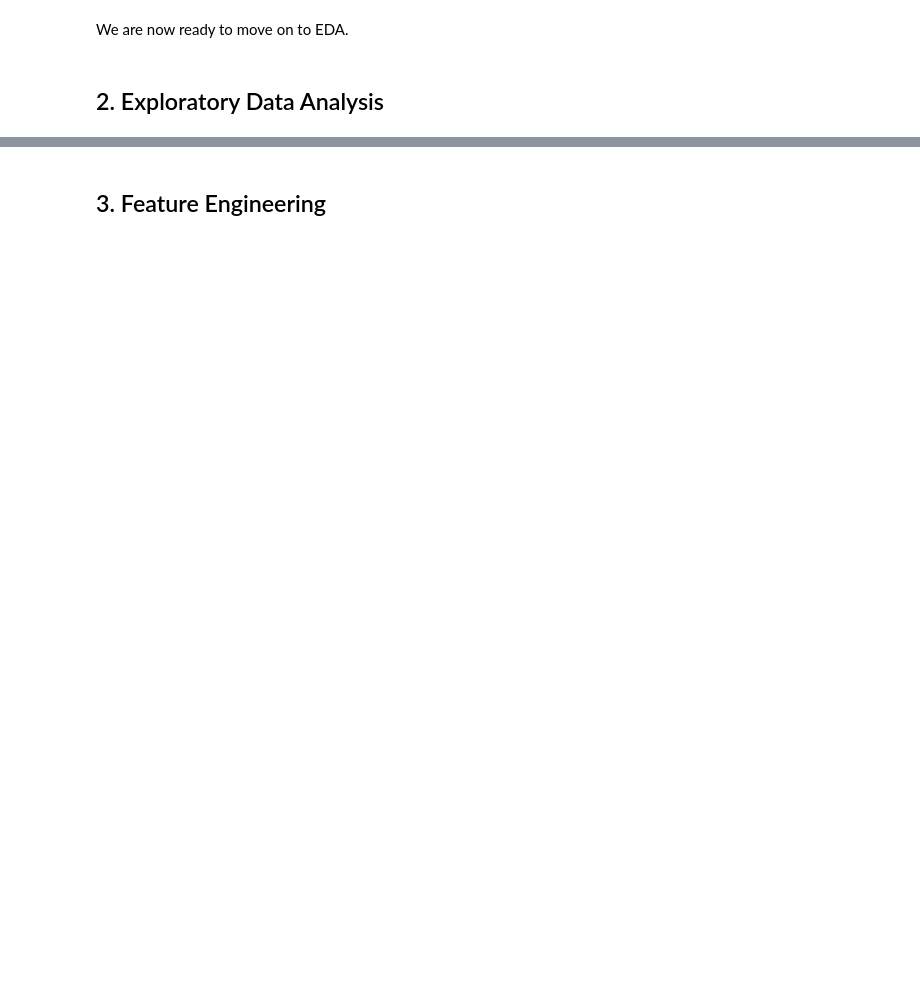
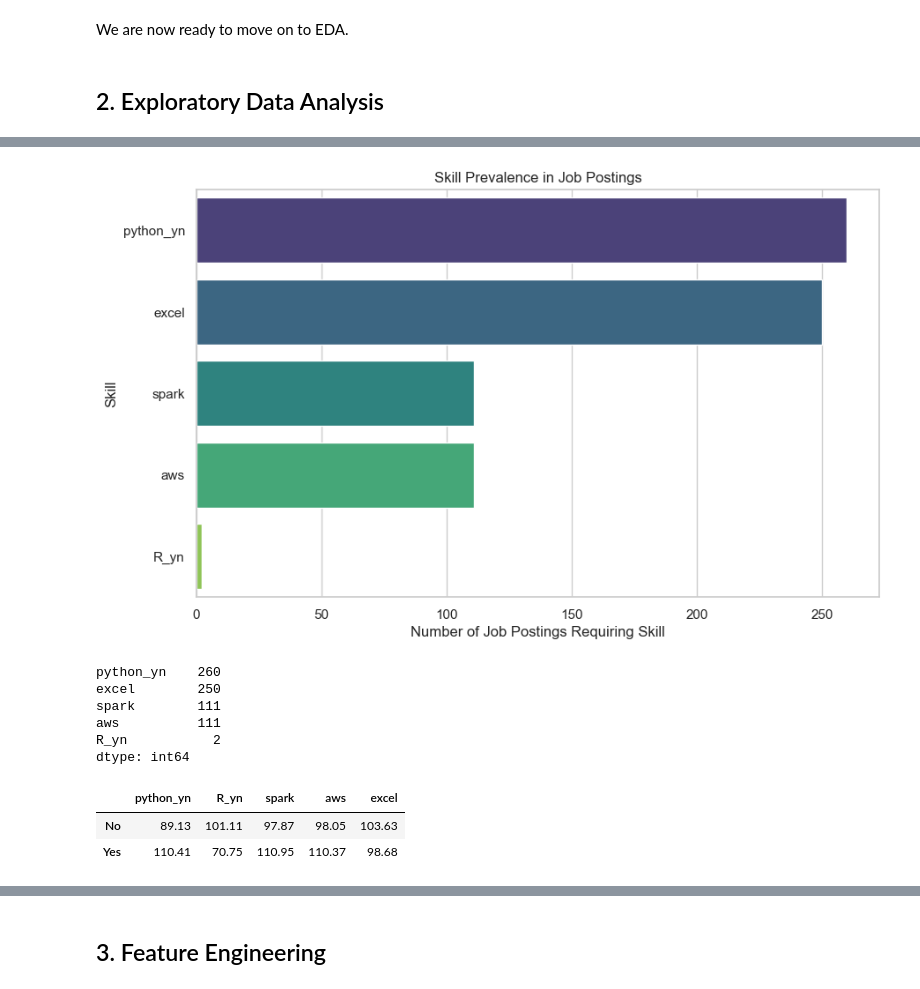
Before and after one commit to yassineerraji/Business-Data-Science-Project, a Jupyter notebook: notebook.ipynb, the cells around one changed output, grey strips where cells are left out. Drawn from its saved outputs; the diff is of its cells as text; code cells hidden in the pictures; blank space fills up the shorter version.

```diff
--- a/notebook.ipynb
+++ b/notebook.ipynb
@@ -443,0 +245,24 @@ if corr_cols:
+# %%
+# ===========================================================
+# Exploratory Data Analysis (EDA)
+# Goal:
+#   - Gain a clear overview of the dataset structure
+#   - Understand salary distribution and drivers
+#   - Explore categorical variables (industry, sector, state)
+#   - Analyze technical skill prevalence
+#   - Identify relationships between key features
+#   - Generate business-relevant insights to guide modeling
+# ===========================================================
+
+import matplotlib.pyplot as plt
+import seaborn as sns
+
+sns.set(style="whitegrid", palette="Set2")
+plt.rcParams["figure.figsize"] = (10, 6)
+
+# --------------------------------------------
+# 1. Quick structural overview of the dataset
+# --------------------------------------------
+print("Dataset shape:", df_clean.shape)
+df_clean.info()
+df_clean.describe(include=np.number).T
@@ -443,0 +404,45 @@ if corr_cols:
+# %%
+# =====================================================
+# 4. Prevalence of technical skills in job postings
+#    -> Helps understand requirements and market demand
+# =====================================================
+
+skill_cols = ["python_yn", "R_yn", "spark", "aws", "excel"]
+skill_sums = df_clean[skill_cols].sum().sort_values(ascending=False)
+
+plt.figure(figsize=(10, 6))
+sns.barplot(x=skill_sums.values, y=skill_sums.index, palette="viridis")
+plt.title("Skill Prevalence in Job Postings")
+plt.xlabel("Number of Job Postings Requiring Skill")
+plt.ylabel("Skill")
+plt.show()
+
+skill_sums
+# %% [output]
+[figure, added]
+python_yn    260
+excel        250
+spark        111
+aws          111
+R_yn           2
+dtype: int64
+# %%
+# =====================================================
+# 5. Salary premium analysis for each skill
+#    -> Quantifies how much each technical skill increases salary
+# =====================================================
+
+skill_premiums = {}
+for skill in skill_cols:
+    premium = (
+        df_clean.groupby(skill)["avg_salary"]
+        .mean()
+        .rename({0: "No", 1: "Yes"})
+    )
+    skill_premiums[skill] = premium
+
+pd.DataFrame(skill_premiums).round(2)
+# %% [output]
+|  | python_yn | R_yn | spark | aws | excel |
+| No | 89.13 | 101.11 | 97.87 | 98.05 | 103.63 |
+| Yes | 110.41 | 70.75 | 110.95 | 110.37 | 98.68 |
```
Also changed, not shown: parts of 26 cells of this notebook.
